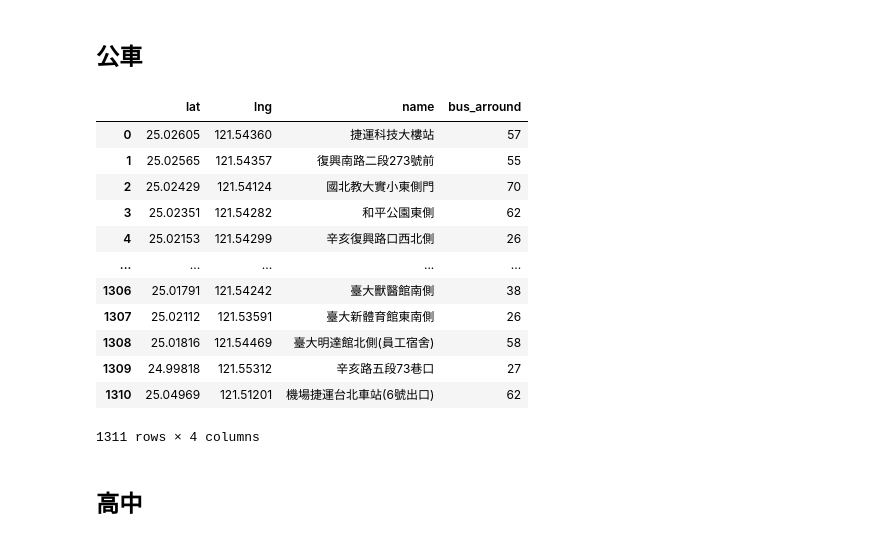
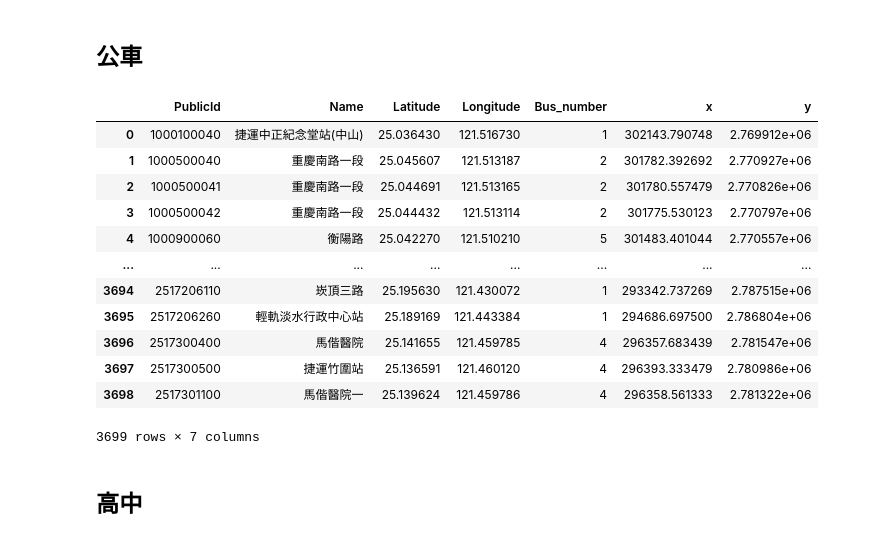
Before and after one commit to teddy21019/YoubikeUsagePrediction, a Jupyter notebook: project/data_view.ipynb, the cells around one changed output. Cells and saved outputs as stored; diff of their text form; code cells hidden in the pictures.

```diff
--- a/project/data_view.ipynb
+++ b/project/data_view.ipynb
@@ -126,22 +135,22 @@ MRT
 # %% [markdown]
 ## 公車
 # %%
-bus = pd.read_parquet("DATA/Bs/bus_stop_count.pq")
+bus = pd.read_parquet("DATA/Bs/bus_agg_by_stop.pq")
 bus
 # %% [output]
-|  | lat | lng | name | bus_arround |
-| 0 | 25.02605 | 121.54360 | 捷運科技大樓站 | 57 |
-| 1 | 25.02565 | 121.54357 | 復興南路二段273號前 | 55 |
-| 2 | 25.02429 | 121.54124 | 國北教大實小東側門 | 70 |
-| 3 | 25.02351 | 121.54282 | 和平公園東側 | 62 |
-| 4 | 25.02153 | 121.54299 | 辛亥復興路口西北側 | 26 |
-| ... | ... | ... | ... | ... |
-| 1306 | 25.01791 | 121.54242 | 臺大獸醫館南側 | 38 |
-| 1307 | 25.02112 | 121.53591 | 臺大新體育館東南側 | 26 |
-| 1308 | 25.01816 | 121.54469 | 臺大明達館北側(員工宿舍) | 58 |
-| 1309 | 24.99818 | 121.55312 | 辛亥路五段73巷口 | 27 |
-| 1310 | 25.04969 | 121.51201 | 機場捷運台北車站(6號出口) | 62 |
+|  | PublicId | Name | Latitude | Longitude | Bus_number | x | y |
+| 0 | 1000100040 | 捷運中正紀念堂站(中山) | 25.036430 | 121.516730 | 1 | 302143.790748 | 2.769912e+06 |
+| 1 | 1000500040 | 重慶南路一段 | 25.045607 | 121.513187 | 2 | 301782.392692 | 2.770927e+06 |
+| 2 | 1000500041 | 重慶南路一段 | 25.044691 | 121.513165 | 2 | 301780.557479 | 2.770826e+06 |
+| 3 | 1000500042 | 重慶南路一段 | 25.044432 | 121.513114 | 2 | 301775.530123 | 2.770797e+06 |
+| 4 | 1000900060 | 衡陽路 | 25.042270 | 121.510210 | 5 | 301483.401044 | 2.770557e+06 |
+| ... | ... | ... | ... | ... | ... | ... | ... |
+| 3694 | 2517206110 | 崁頂三路 | 25.195630 | 121.430072 | 1 | 293342.737269 | 2.787515e+06 |
+| 3695 | 2517206260 | 輕軌淡水行政中心站 | 25.189169 | 121.443384 | 1 | 294686.697500 | 2.786804e+06 |
+| 3696 | 2517300400 | 馬偕醫院 | 25.141655 | 121.459785 | 4 | 296357.683439 | 2.781547e+06 |
+| 3697 | 2517300500 | 捷運竹圍站 | 25.136591 | 121.460120 | 4 | 296393.333479 | 2.780986e+06 |
+| 3698 | 2517301100 | 馬偕醫院一 | 25.139624 | 121.459786 | 4 | 296358.561333 | 2.781322e+06 |
-1311 rows × 4 columns
+3699 rows × 7 columns
 # %% [markdown]
 ## 高中
 # %%
```
Also changed, not shown: parts of 10 cells of this notebook.
